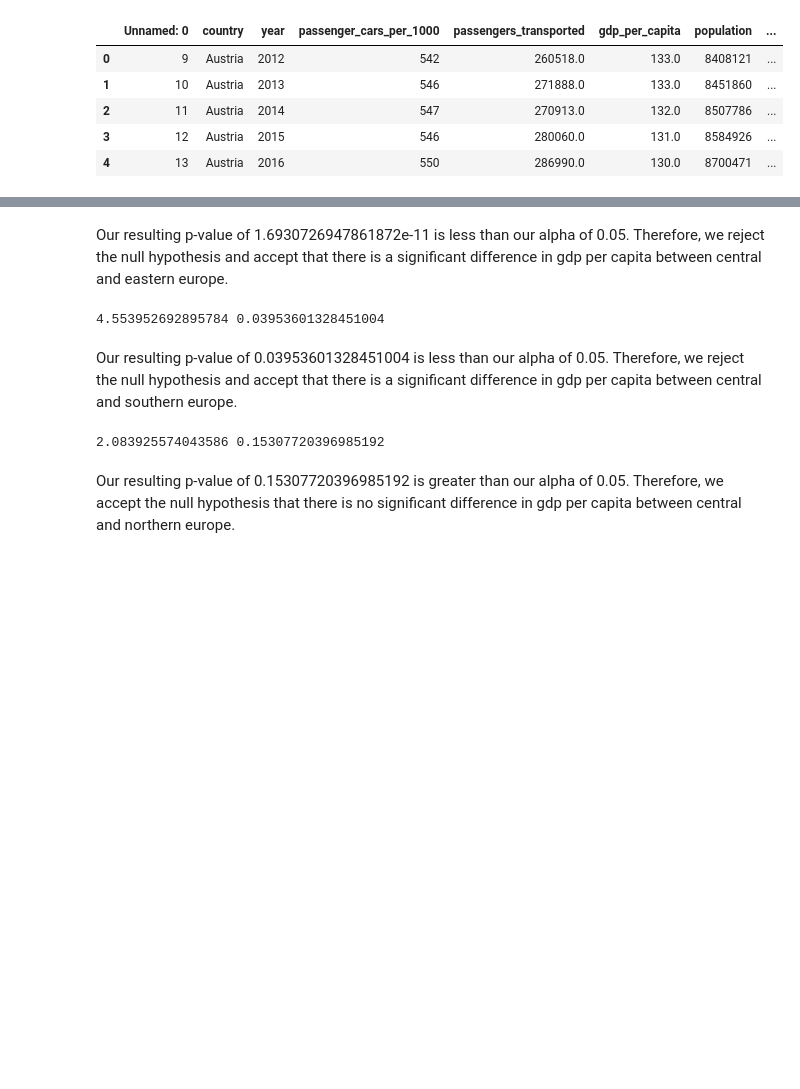
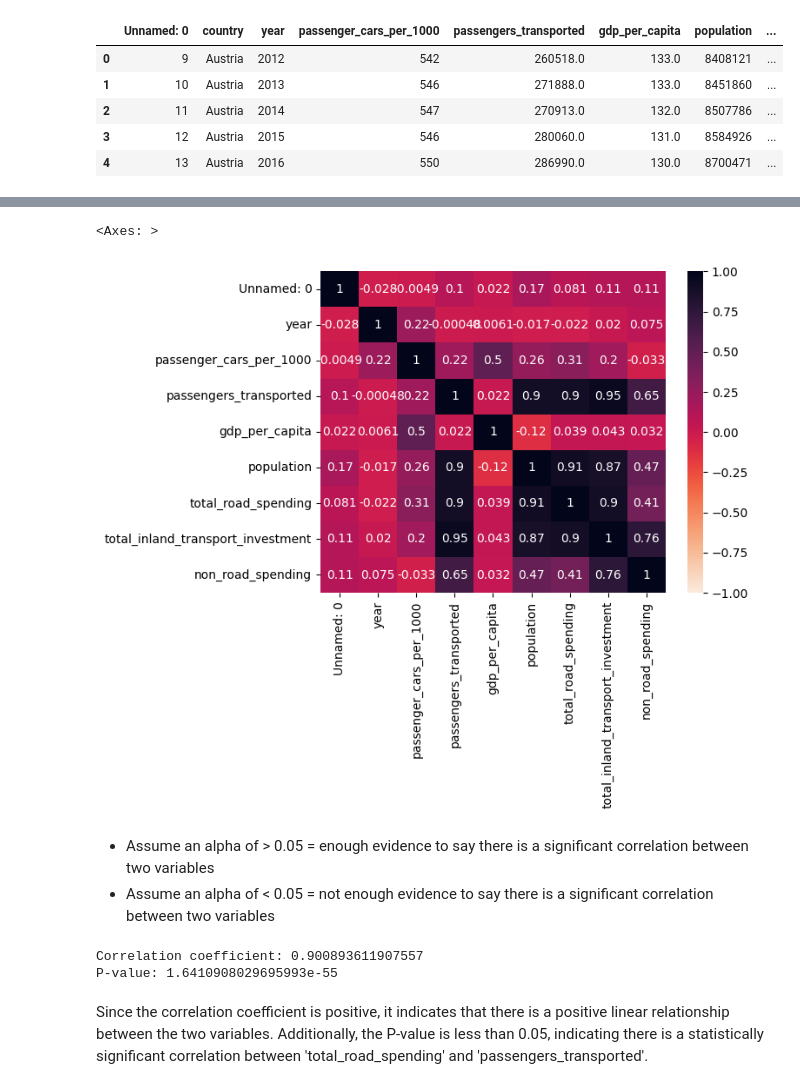
Before and after one commit to emanmozaffar/si618-final-project, a Jupyter notebook: hypothesis_testing.ipynb, the cells around one changed output, grey strips where cells are left out. Saved outputs shown, nothing was run; the diff lists cells and outputs as text; code cells hidden in the pictures; blank space fills up the shorter version.

Commit message:
Updated hypothesis testing

```diff
--- a/hypothesis_testing.ipynb
+++ b/hypothesis_testing.ipynb
@@ -40,26 +47,26 @@ country.describe()
 # %%
-# create mapping dictionary to assign each country to it's respective European region
+# create mapping dictionary to assign each country to it's respective European region based on EuroVoc
 country_to_region = {
-    'Austria': 'Central Europe',
-    'Bulgaria': 'Eastern Europe',
-    'Switzerland': 'Central Europe',
-    'Denmark': 'Northern Europe',
-    'Estonia': 'Northern Europe',
-    'Finland': 'Northern Europe',
-    'France': 'Western Europe',
-    'Croatia': 'Eastern Europe',
-    'Hungary': 'Central Europe',
-    'Ireland': 'Western Europe',
-    'Italy': 'Southern Europe',
-    'Lithuania': 'Eastern Europe',
-    'Luxembourg': 'Western Europe',
-    'Latvia': 'Northern Europe',
-    'Norway': 'Northern Europe',
-    'Poland': 'Eastern Europe',
-    'Portugal': 'Southern Europe',
-    'Sweden': 'Northern Europe',
-    'Slovenia': 'Central Europe',
-    'United Kingdom': 'Western Europe'
+    'Austria': 'western_europe',
+    'Bulgaria': 'central_eastern_europe',
+    'Switzerland': 'western_europe',
+    'Denmark': 'northern_europe',
+    'Estonia': 'northern_europe',
+    'Finland': 'northern_europe',
+    'France': 'western_europe',
+    'Croatia': 'central_eastern_europe',
+    'Hungary': 'central_eastern_europe',
+    'Ireland': 'western_europe',
+    'Italy': 'southern_europe',
+    'Lithuania': 'northern_europe',
+    'Luxembourg': 'western_europe',
+    'Latvia': 'northern_europe',
+    'Norway': 'northern_europe',
+    'Poland': 'central_eastern_europe',
+    'Portugal': 'southern_europe',
+    'Sweden': 'northern_europe',
+    'Slovenia': 'central_eastern_europe',
+    'United Kingdom': 'western_europe'
 }
 # %%
 # create 'region' column in country dataframe and map newly defined regional country values
@@ -141,18 +84,20 @@ print(f_stat, p_value)
-# %% [markdown]
-Our resulting p-value of 1.6930726947861872e-11 is less than our alpha of 0.05. Therefore, we reject the null hypothesis and accept that there is a significant difference in gdp per capita between central and eastern europe.
-# %%
-# perform oneway ANOVA to determine if there is a significant difference in gdp per capita between central and southern EU
-f_stat, p_value = f_oneway(central_eu_gdp, southern_eu_gdp)
-print(f_stat, p_value)
-# %% [output]
-4.553952692895784 0.03953601328451004
-# %% [markdown]
-Our resulting p-value of 0.03953601328451004 is less than our alpha of 0.05. Therefore, we reject the null hypothesis and accept that there is a significant difference in gdp per capita between central and southern europe.
-# %%
-# perform oneway ANOVA to determine if there is a significant difference in gdp per capita between central and northern EU
-f_stat, p_value = f_oneway(central_eu_gdp, northern_eu_gdp)
-print(f_stat, p_value)
-# %% [output]
-2.083925574043586 0.15307720396985192
-# %% [markdown]
-Our resulting p-value of 0.15307720396985192 is greater than our alpha of 0.05. Therefore, we accept the null hypothesis that there is no significant difference in gdp per capita between central and northern europe.
+# %%
+# get correlation heatmap for country variables
+sns.heatmap(country.corr(numeric_only=True), vmin=-1, vmax=1, annot=True, cmap='rocket_r')
+# %% [output]
+<Axes: >
+[figure, added]
+# %% [markdown]
+- Assume an alpha of > 0.05 = enough evidence to say there is a significant correlation between two variables
+- Assume an alpha of < 0.05 = not enough evidence to say there is a significant correlation between two variables
+# %%
+# calculate pearson correlation coefficient and p_value for 'passengers_transported' and 'total_road_spending'
+coefficient, p_value = pearsonr(country['passengers_transported'], country['total_road_spending'])
+
+print(f"Correlation coefficient: {coefficient}")
+print(f"P-value: {p_value}")
+# %% [output]
+Correlation coefficient: 0.900893611907557
+P-value: 1.6410908029695993e-55
+# %% [markdown]
+Since the correlation coefficient is positive, it indicates that there is a positive linear relationship between the two variables. Additionally, the P-value is less than 0.05, indicating there is a statistically significant correlation between 'total_road_spending' and 'passengers_transported'.
```
Also changed, not shown: parts of 41 cells of this notebook.
